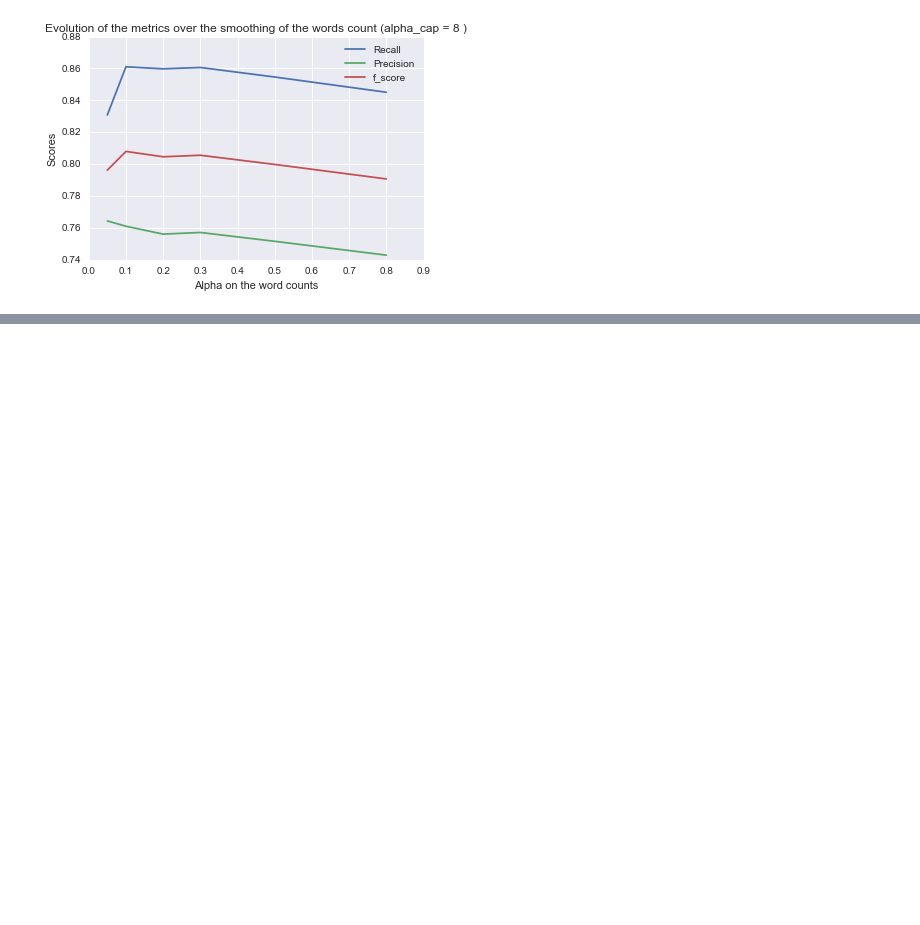
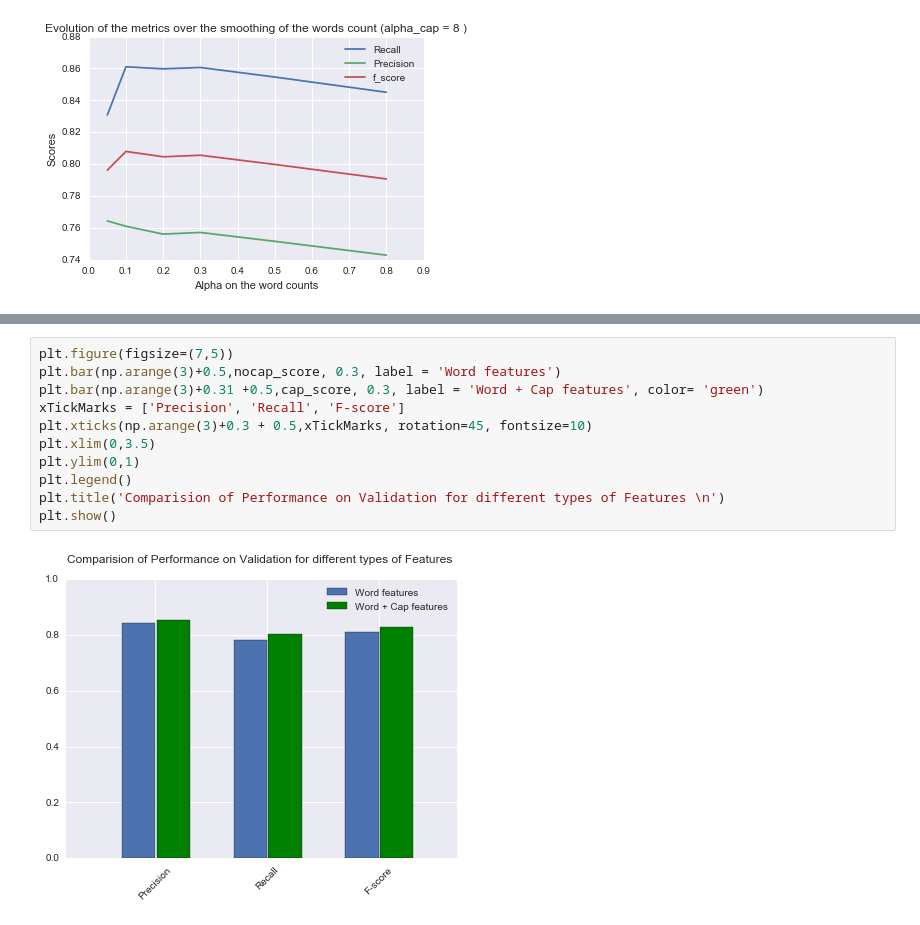
Before and after one commit to eneyi/cs287, a Jupyter notebook: HW5/notebook/Plot.ipynb, the cells around one changed output, grey strips where cells are left out. Drawn from its saved outputs; the diff is of its cells as text; blank space fills up the shorter version.

```diff
--- a/HW5/notebook/Plot.ipynb
+++ b/HW5/notebook/Plot.ipynb
@@ -53,0 +82,13 @@ plt.show()
+# %%
+plt.figure(figsize=(7,5))
+plt.bar(np.arange(3)+0.5,nocap_score, 0.3, label = 'Word features')
+plt.bar(np.arange(3)+0.31 +0.5,cap_score, 0.3, label = 'Word + Cap features', color= 'green')
+xTickMarks = ['Precision', 'Recall', 'F-score']
+plt.xticks(np.arange(3)+0.3 + 0.5,xTickMarks, rotation=45, fontsize=10)
+plt.xlim(0,3.5)
+plt.ylim(0,1)
+plt.legend()
+plt.title('Comparision of Performance on Validation for different types of Features \n')
+plt.show()
+# %% [output]
+[figure, added]
```
Also changed, not shown: parts of 5 cells of this notebook, 9 other files.
